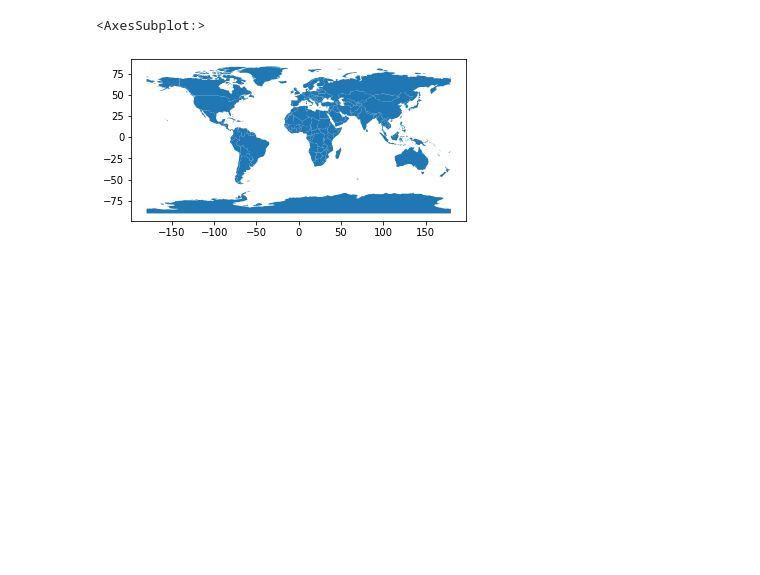
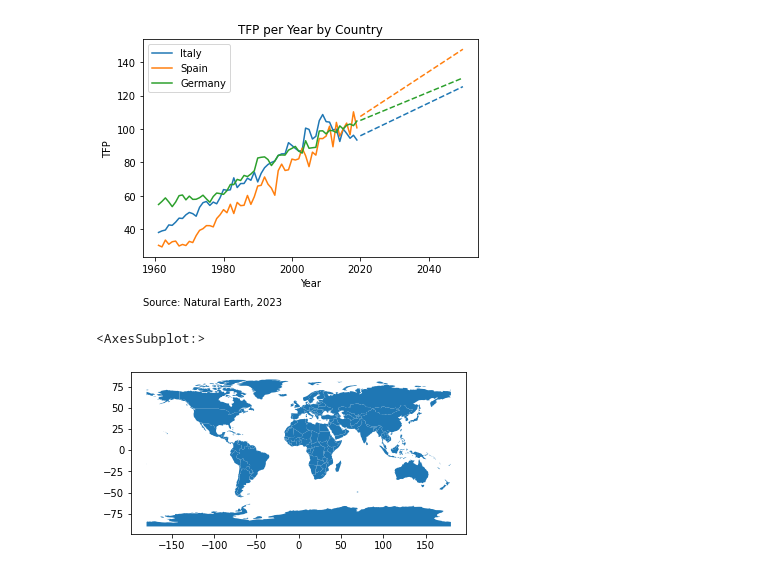
Before and after one commit to annaziegert/agriculture_production_nova, a Jupyter notebook: Prototyping/test_notebook.ipynb, the cells around one changed output. Saved outputs shown, nothing was run; the diff lists cells and outputs as text; code cells hidden in the pictures; blank space fills up the shorter version.

```diff
--- a/Prototyping/test_notebook.ipynb
+++ b/Prototyping/test_notebook.ipynb
@@ -447,0 +434,4 @@ agr_data already exists
+# %%
+countries = ['Italsfasy','Afghanistan','Spain', 'Gjjermany']
+Group22.predictor(agr_data, ['Italy','Afghanistaan','Spain', 'Germany'])
+# %% [output]
@@ -448,3 +439,4 @@ agr_data already exists
+[figure, added]
 # %%
 agr_data.geo_df.plot()
 # %% [output]
```
Also changed, not shown: parts of 10 cells of this notebook, 2 other files.
